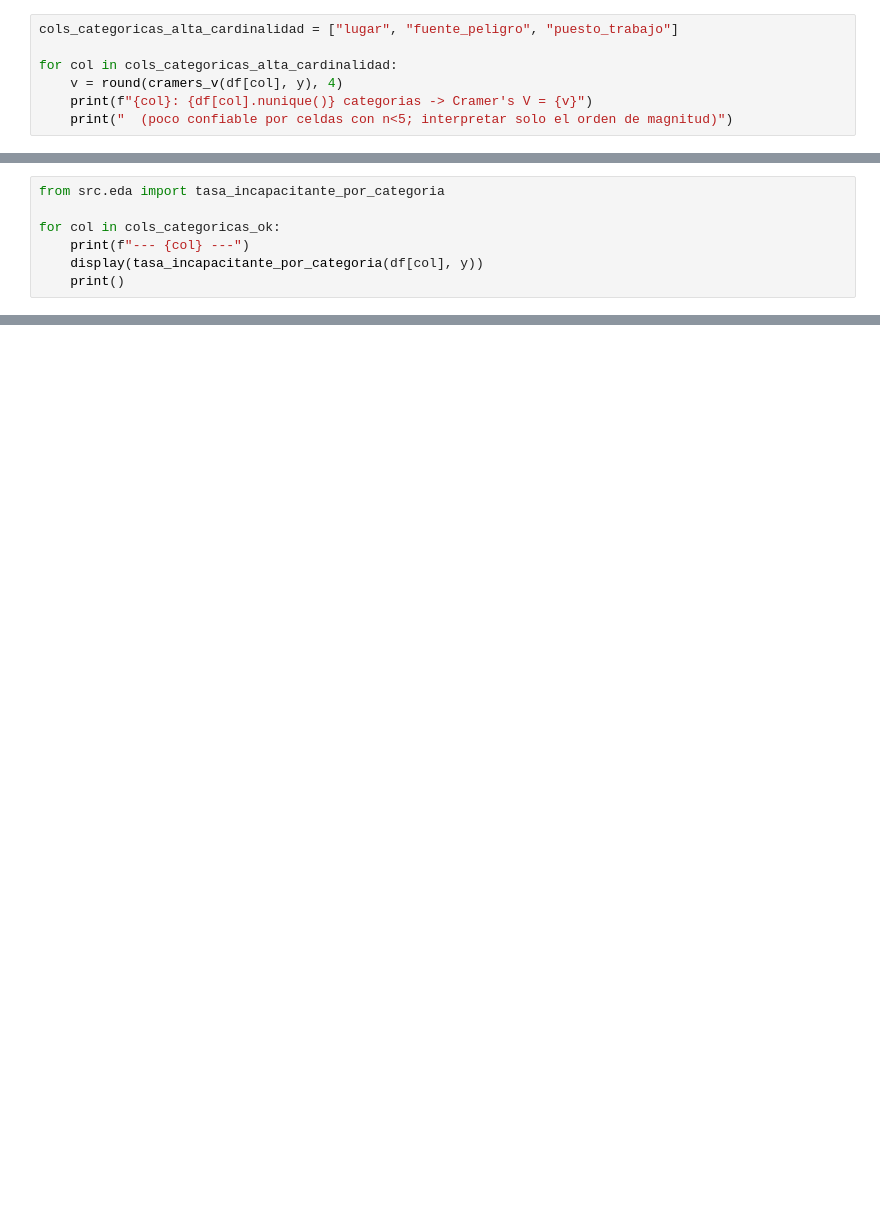
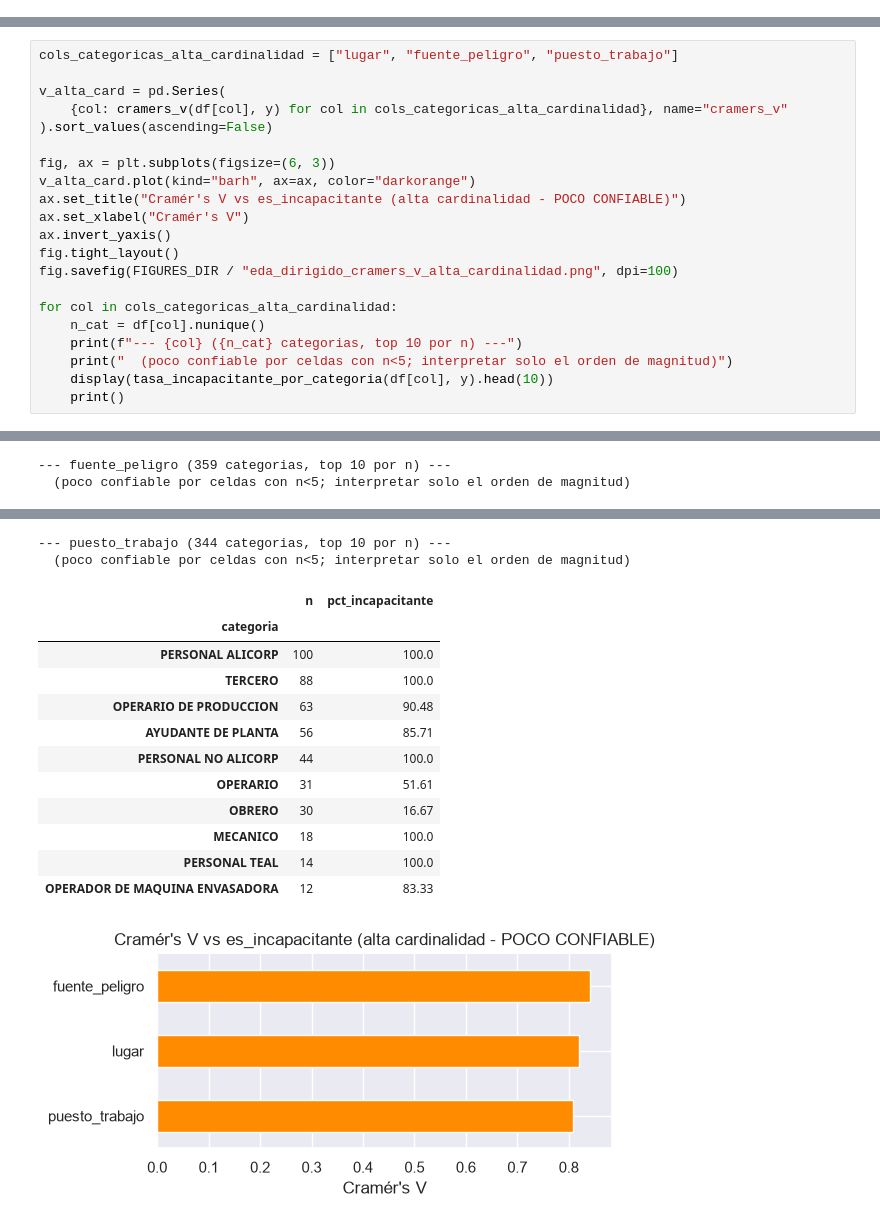
Before and after one commit to Jerimy2021/Applied-Machine-Learning, a Jupyter notebook: notebooks/02_eda_dirigido.ipynb, the cells around one changed output, grey strips where cells are left out. Saved outputs shown, nothing was run; the diff lists cells and outputs as text; blank space fills up the shorter version.

```diff
--- a/notebooks/02_eda_dirigido.ipynb
+++ b/notebooks/02_eda_dirigido.ipynb
@@ -98,7 +215,0 @@ tenemos hoy (ver README, sección 9, pendiente).
-# %%
-cols_categoricas_alta_cardinalidad = ["lugar", "fuente_peligro", "puesto_trabajo"]
-
-for col in cols_categoricas_alta_cardinalidad:
-    v = round(cramers_v(df[col], y), 4)
-    print(f"{col}: {df[col].nunique()} categorias -> Cramer's V = {v}")
-    print("  (poco confiable por celdas con n<5; interpretar solo el orden de magnitud)")
@@ -117,7 +215,0 @@ incapacitante, por categoría.
-# %%
-from src.eda import tasa_incapacitante_por_categoria
-
-for col in cols_categoricas_ok:
-    print(f"--- {col} ---")
-    display(tasa_incapacitante_por_categoria(df[col], y))
-    print()
@@ -255,0 +216,22 @@ for col in cols_categoricas_alta_cardinalidad:
+# %%
+cols_categoricas_alta_cardinalidad = ["lugar", "fuente_peligro", "puesto_trabajo"]
+
+v_alta_card = pd.Series(
+    {col: cramers_v(df[col], y) for col in cols_categoricas_alta_cardinalidad}, name="cramers_v"
+).sort_values(ascending=False)
+
+fig, ax = plt.subplots(figsize=(6, 3))
+v_alta_card.plot(kind="barh", ax=ax, color="darkorange")
+ax.set_title("Cramér's V vs es_incapacitante (alta cardinalidad - POCO CONFIABLE)")
+ax.set_xlabel("Cramér's V")
+ax.invert_yaxis()
+fig.tight_layout()
+fig.savefig(FIGURES_DIR / "eda_dirigido_cramers_v_alta_cardinalidad.png", dpi=100)
+
+for col in cols_categoricas_alta_cardinalidad:
+    n_cat = df[col].nunique()
+    print(f"--- {col} ({n_cat} categorias, top 10 por n) ---")
+    print("  (poco confiable por celdas con n<5; interpretar solo el orden de magnitud)")
+    display(tasa_incapacitante_por_categoria(df[col], y).head(10))
+    print()
+# %% [output]
@@ -255,0 +252,2 @@ for col in cols_categoricas_alta_cardinalidad:
+--- fuente_peligro (359 categorias, top 10 por n) ---
+  (poco confiable por celdas con n<5; interpretar solo el orden de magnitud)
@@ -255,0 +266,15 @@ for col in cols_categoricas_alta_cardinalidad:
+--- puesto_trabajo (344 categorias, top 10 por n) ---
+  (poco confiable por celdas con n<5; interpretar solo el orden de magnitud)
+|  | n | pct_incapacitante |
+| categoria |  |  |
+| PERSONAL ALICORP | 100 | 100.0 |
+| TERCERO | 88 | 100.0 |
+| OPERARIO DE PRODUCCION | 63 | 90.48 |
+| AYUDANTE DE PLANTA | 56 | 85.71 |
+| PERSONAL NO ALICORP | 44 | 100.0 |
+| OPERARIO | 31 | 51.61 |
+| OBRERO | 30 | 16.67 |
+| MECANICO | 18 | 100.0 |
+| PERSONAL TEAL | 14 | 100.0 |
+| OPERADOR DE MAQUINA ENVASADORA | 12 | 83.33 |
+[figure, added]
```
Also changed, not shown: parts of 29 cells of this notebook, 6 other files.
